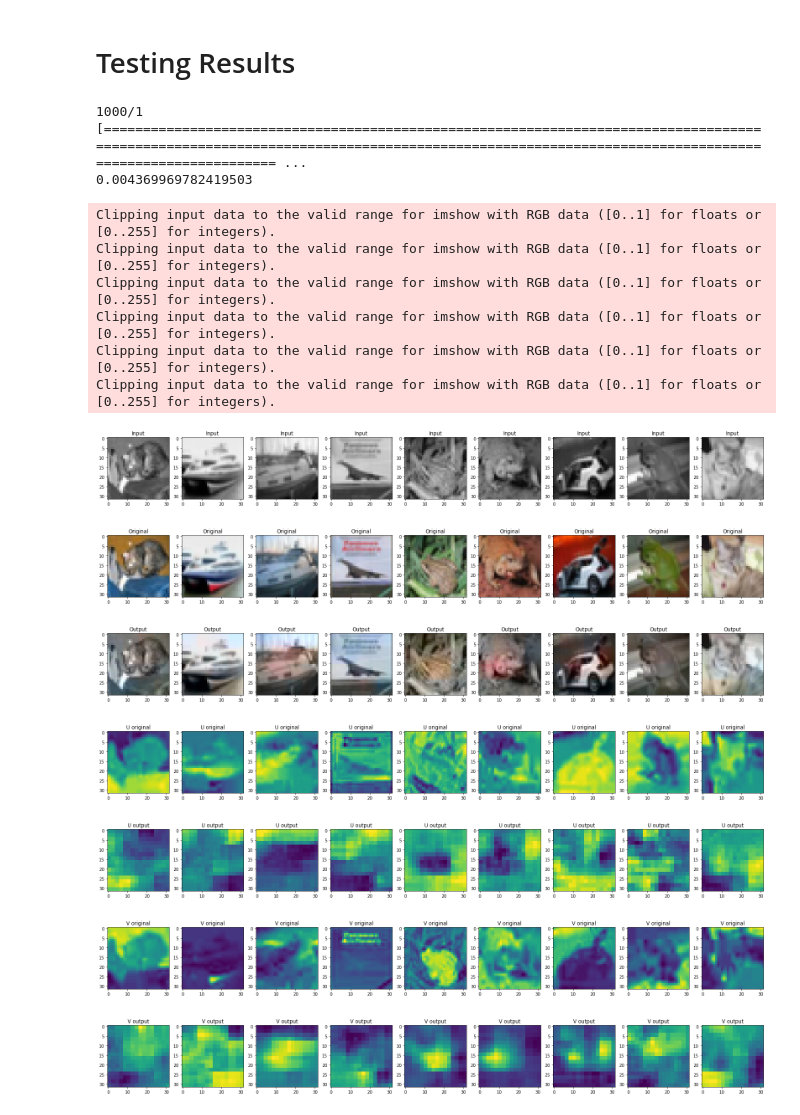
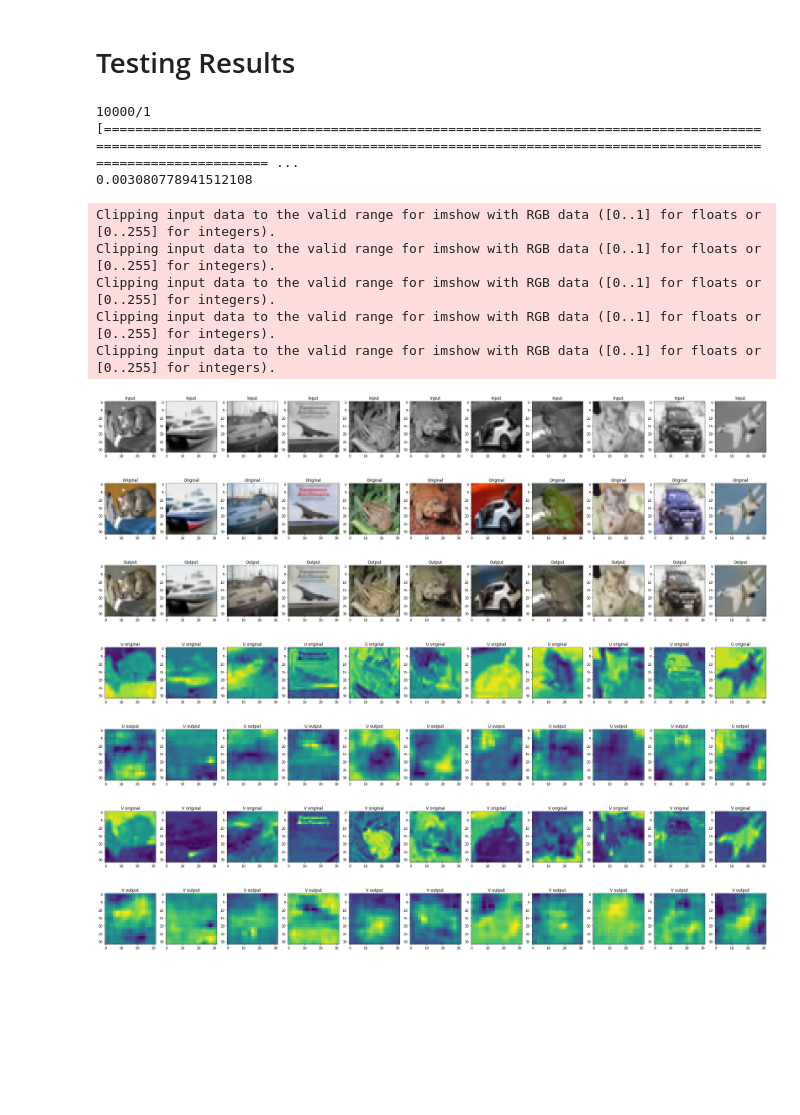
Before and after one commit to conwayjw97/Image-Colourisation-with-Deep-Learning, a Jupyter notebook: src/DeterministicConvNetCifar10.ipynb, the cells around one changed output. Cells and saved outputs as stored; diff of their text form; code cells hidden in the pictures; blank space fills up the shorter version.

```diff
--- a/src/DeterministicConvNetCifar10.ipynb
+++ b/src/DeterministicConvNetCifar10.ipynb
@@ -251,5 +396,6 @@ Epoch 25/25
 # %%
-history = model.fit(x=train_y, y=train_uv, validation_data=(test_y, test_uv), batch_size=BATCH_SIZE, epochs=runtime_epochs)
+#history = model.fit(x=train_y, y=train_uv, validation_data=(test_y, test_uv), batch_size=BATCH_SIZE, epochs=runtime_epochs)
+history = model.fit_generator(imageLoader(train_yuvImages, BATCH_SIZE), steps_per_epoch=int(train_yuvImages.shape[0]/BATCH_SIZE), epochs=runtime_epochs, validation_data=(imageLoader(test_yuvImages, BATCH_SIZE)), validation_steps=int(test_yuvImages.shape[0]/BATCH_SIZE))
 total_loss += history.history["loss"]
 total_val_loss += history.history["val_loss"]
 # %% [output]
@@ -273,5 +419,6 @@ Epoch 25/25
 # %%
-history = model.fit(x=train_y, y=train_uv, validation_data=(test_y, test_uv), batch_size=BATCH_SIZE, epochs=runtime_epochs)
+#history = model.fit(x=train_y, y=train_uv, validation_data=(test_y, test_uv), batch_size=BATCH_SIZE, epochs=runtime_epochs)
+history = model.fit_generator(imageLoader(train_yuvImages, BATCH_SIZE), steps_per_epoch=int(train_yuvImages.shape[0]/BATCH_SIZE), epochs=runtime_epochs, validation_data=(imageLoader(test_yuvImages, BATCH_SIZE)), validation_steps=int(test_yuvImages.shape[0]/BATCH_SIZE))
 total_loss += history.history["loss"]
 total_val_loss += history.history["val_loss"]
 # %% [output]
@@ -295,5 +442,6 @@ Epoch 25/25
 # %%
-history = model.fit(x=train_y, y=train_uv, validation_data=(test_y, test_uv), batch_size=BATCH_SIZE, epochs=runtime_epochs)
+#history = model.fit(x=train_y, y=train_uv, validation_data=(test_y, test_uv), batch_size=BATCH_SIZE, epochs=runtime_epochs)
+history = model.fit_generator(imageLoader(train_yuvImages, BATCH_SIZE), steps_per_epoch=int(train_yuvImages.shape[0]/BATCH_SIZE), epochs=runtime_epochs, validation_data=(imageLoader(test_yuvImages, BATCH_SIZE)), validation_steps=int(test_yuvImages.shape[0]/BATCH_SIZE))
 total_loss += history.history["loss"]
 total_val_loss += history.history["val_loss"]
 # %% [output]
@@ -344,45 +492,45 @@ result = np.zeros((IMAGE_COUNT, 32, 32, 3))
 result[:,:,:,0] = train_y[:,:,:,0]
 result[:,:,:,1:] = output
 
-output_count = 9
+output_count = 11
 
-fig = plt.figure(figsize=(28, 16))
+fig = plt.figure(figsize=(36, 16))
 for i in range(output_count):
   fig.add_subplot(1,output_count,i+1)
   plt.title("Input")
   plt.imshow(tf.image.grayscale_to_rgb(train_y[TRAINING_IMAGE+i]))
 
-fig = plt.figure(figsize=(28, 16))
+fig = plt.figure(figsize=(36, 16))
 for i in range(output_count):
   fig.add_subplot(1,output_count,i+1)
   plt.title("Original")
   plt.imshow(train_images[TRAINING_IMAGE+i])
 
-fig = plt.figure(figsize=(28, 16))
+fig = plt.figure(figsize=(36, 16))
 for i in range(output_count):
   fig.add_subplot(1,output_count,i+1)
   plt.title("Output")
   plt.imshow(tf.image.yuv_to_rgb(result[TRAINING_IMAGE+i]))
 
-fig = plt.figure(figsize=(28, 16))
+fig = plt.figure(figsize=(36, 16))
 for i in range(output_count):
   fig.add_subplot(1,output_count,i+1)
   plt.title("U original")
   plt.imshow(train_yuvImages[TRAINING_IMAGE+i,:,:,1])
 
-fig = plt.figure(figsize=(28, 16))
+fig = plt.figure(figsize=(36, 16))
 for i in range(output_count):
   fig.add_subplot(1,output_count,i+1)
   plt.title("U output")
   plt.imshow(result[TRAINING_IMAGE+i,:,:,1])
 
-fig = plt.figure(figsize=(28, 16))
+fig = plt.figure(figsize=(36, 16))
 for i in range(output_count):
   fig.add_subplot(1,output_count,i+1)
   plt.title("V original")
   plt.imshow(train_yuvImages[TRAINING_IMAGE+i,:,:,2])
 
-fig = plt.figure(figsize=(28, 16))
+fig = plt.figure(figsize=(36, 16))
 for i in range(output_count):
   fig.add_subplot(1,output_count,i+1)
   plt.title("V output")
@@ -409,66 +553,65 @@ Clipping input data to the valid range for imshow with RGB data ([0..1] for floa
 # %%
 print(model.evaluate(test_y, test_uv, batch_size=BATCH_SIZE))
 output = model.predict(test_y)
-result = np.zeros((IMAGE_COUNT, 32, 32, 3))
+result = np.zeros((test_yuvImages.shape[0], 32, 32, 3))
 result[:,:,:,0] = test_y[:,:,:,0]
 result[:,:,:,1:] = output
 
-output_count = 9
+output_count = 11
 
-fig = plt.figure(figsize=(28, 16))
+fig = plt.figure(figsize=(36, 16))
 for i in range(output_count):
   fig.add_subplot(1,output_count,i+1)
   plt.title("Input")
   plt.imshow(tf.image.grayscale_to_rgb(test_y[TEST_IMAGE+i]))
 
-fig = plt.figure(figsize=(28, 16))
+fig = plt.figure(figsize=(36, 16))
 for i in range(output_count):
   fig.add_subplot(1,output_count,i+1)
   plt.title("Original")
   plt.imshow(test_images[TEST_IMAGE+i])
 
-fig = plt.figure(figsize=(28, 16))
+fig = plt.figure(figsize=(36, 16))
 for i in range(output_count):
   fig.add_subplot(1,output_count,i+1)
   plt.title("Output")
   plt.imshow(tf.image.yuv_to_rgb(result[TEST_IMAGE+i]))
 
-fig = plt.figure(figsize=(28, 16))
+fig = plt.figure(figsize=(36, 16))
 for i in range(output_count):
   fig.add_subplot(1,output_count,i+1)
   plt.title("U original")
   plt.imshow(test_yuvImages[TEST_IMAGE+i,:,:,1])
 
-fig = plt.figure(figsize=(28, 16))
+fig = plt.figure(figsize=(36, 16))
 for i in range(output_count):
   fig.add_subplot(1,output_count,i+1)
   plt.title("U output")
   plt.imshow(result[TEST_IMAGE+i,:,:,1])
 
-fig = plt.figure(figsize=(28, 16))
+fig = plt.figure(figsize=(36, 16))
 for i in range(output_count):
   fig.add_subplot(1,output_count,i+1)
   plt.title("V original")
   plt.imshow(test_yuvImages[TEST_IMAGE+i,:,:,2])
 
-fig = plt.figure(figsize=(28, 16))
+fig = plt.figure(figsize=(36, 16))
 for i in range(output_count):
   fig.add_subplot(1,output_count,i+1)
   plt.title("V output")
   plt.imshow(result[TEST_IMAGE+i,:,:,2])
 # %% [output]
-1000/1 [================================================================================================================================================================================================ ...
-0.004369969782419503
+10000/1 [=============================================================================================================================================================================================== ...
+0.003080778941512108
 Clipping input data to the valid range for imshow with RGB data ([0..1] for floats or [0..255] for integers).
 Clipping input data to the valid range for imshow with RGB data ([0..1] for floats or [0..255] for integers).
 Clipping input data to the valid range for imshow with RGB data ([0..1] for floats or [0..255] for integers).
 Clipping input data to the valid range for imshow with RGB data ([0..1] for floats or [0..255] for integers).
 Clipping input data to the valid range for imshow with RGB data ([0..1] for floats or [0..255] for integers).
-Clipping input data to the valid range for imshow with RGB data ([0..1] for floats or [0..255] for integers).
-[figure, old version]
+[figure, new version]
-[figure, old version]
+[figure, new version]
-[figure, old version]
+[figure, new version]
-[figure, old version]
+[figure, new version]
-[figure, old version]
+[figure, new version]
-[figure, old version]
+[figure, new version]
-[figure, old version]
+[figure, new version]
```
Also changed, not shown: parts of 15 cells of this notebook.
